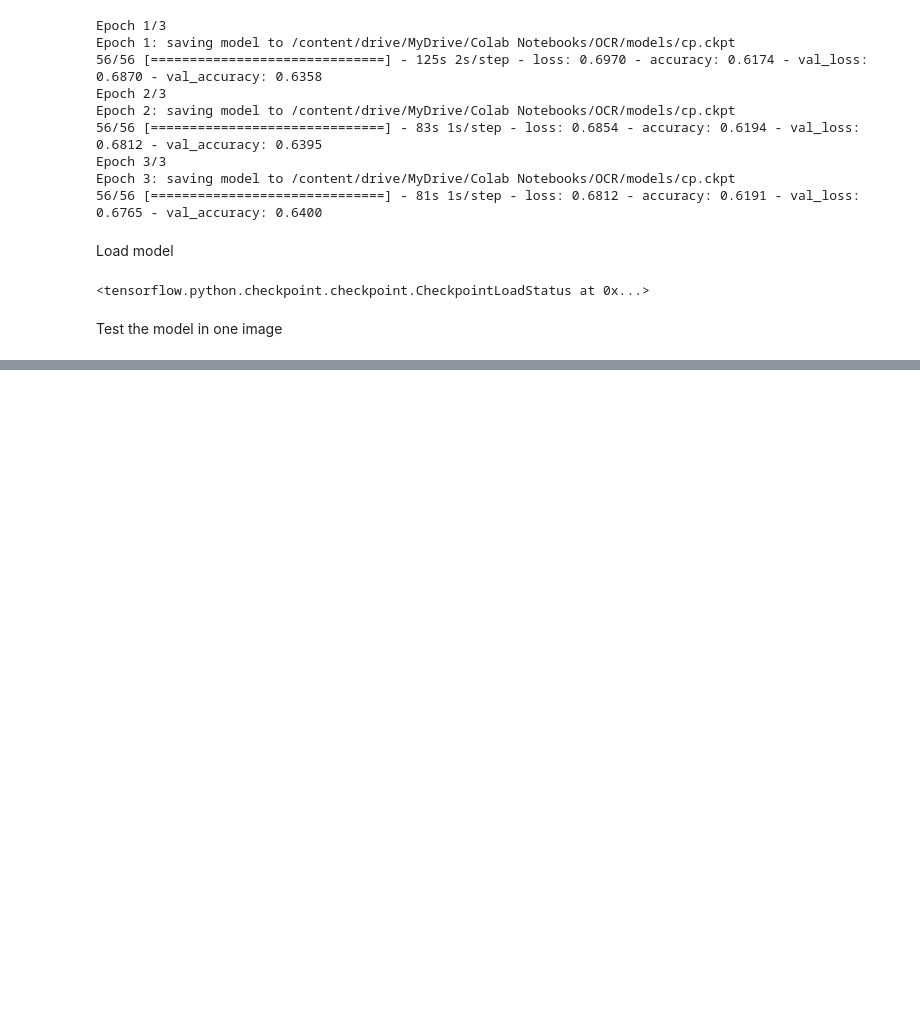
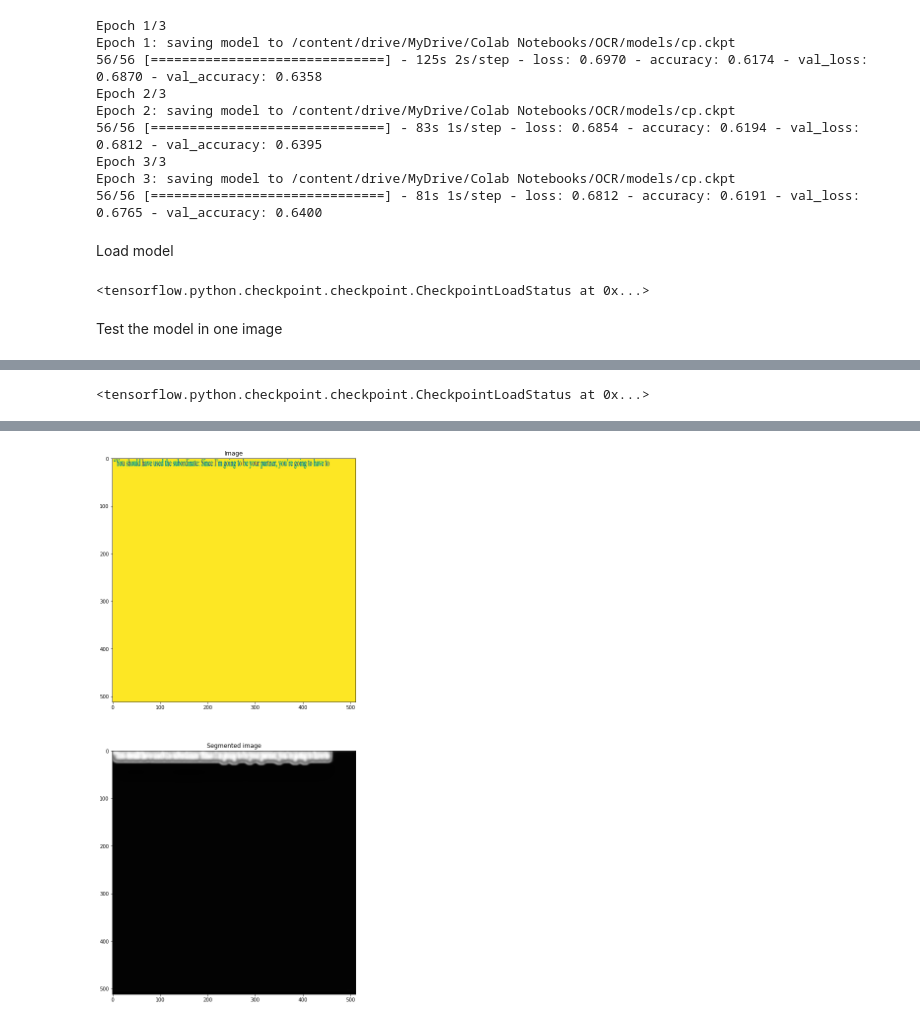
Before and after one commit to inesmcm26/ocr-from-scratch, a Jupyter notebook: notebooks/main.ipynb, the cells around one changed output, grey strips where cells are left out. Drawn from its saved outputs; the diff is of its cells as text; code cells hidden in the pictures; blank space fills up the shorter version.

```diff
--- a/notebooks/main.ipynb
+++ b/notebooks/main.ipynb
@@ -109,0 +135,8 @@ plt.imshow(bound_boxes_img)
+# %%
+lines = {} # dict with name of input lines
+seg_lines = {} # dict with name of output lines
+
+lines['train'], lines['validation'], seg_lines['train'], seg_lines['validation'] = train_test_split(line_list, line_seg_list, test_size = 0.25, shuffle = True)
+# %%
+model = model_definition.UNet(input_size = (512, 512, 1))
+model.summary()
@@ -109,0 +162,2 @@ plt.imshow(bound_boxes_img)
+# %%
+model = model_train.train_model(model, LINE_LIST_DIR, SEG_LINE_LIST_DIR, lines, seg_lines, 'word_segmentation', 4, 3)
@@ -109,0 +173,16 @@ plt.imshow(bound_boxes_img)
+# %%
+model.load_weights('/content/drive/MyDrive/Colab Notebooks/OCR/models/word_segmentation/checkpoint_0.0001lr_4batch')
+# %% [output]
+<tensorflow.python.checkpoint.checkpoint.CheckpointLoadStatus at 0x...>
+# %%
+img_orig = cv2.imread(f'{LINE_LIST_DIR}linean0.jpg',0)
+img_pad = utils.pad_img(img_orig)
+img = utils.img_preprocessing(img_pad)
+img = np.expand_dims(img,axis=0)
+
+pred = model.predict(img)
+
+pred=np.squeeze(np.squeeze(pred,axis=0),axis=-1)
+
+utils.show_img(img_pad, pred)
+# %% [output]
@@ -109,0 +190 @@ plt.imshow(bound_boxes_img)
+[figure, added]
```
Also changed, not shown: parts of 18 cells of this notebook.
